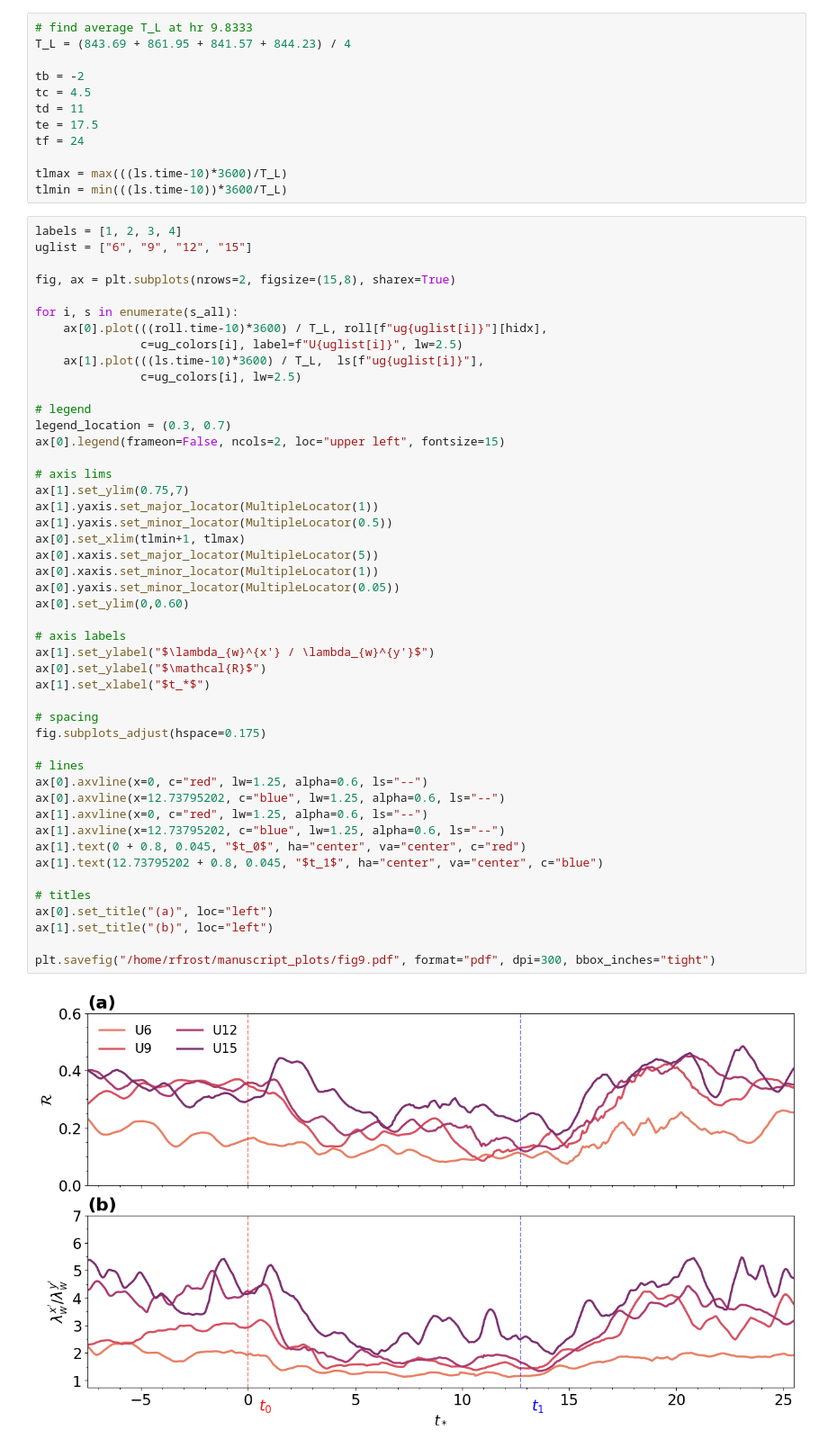
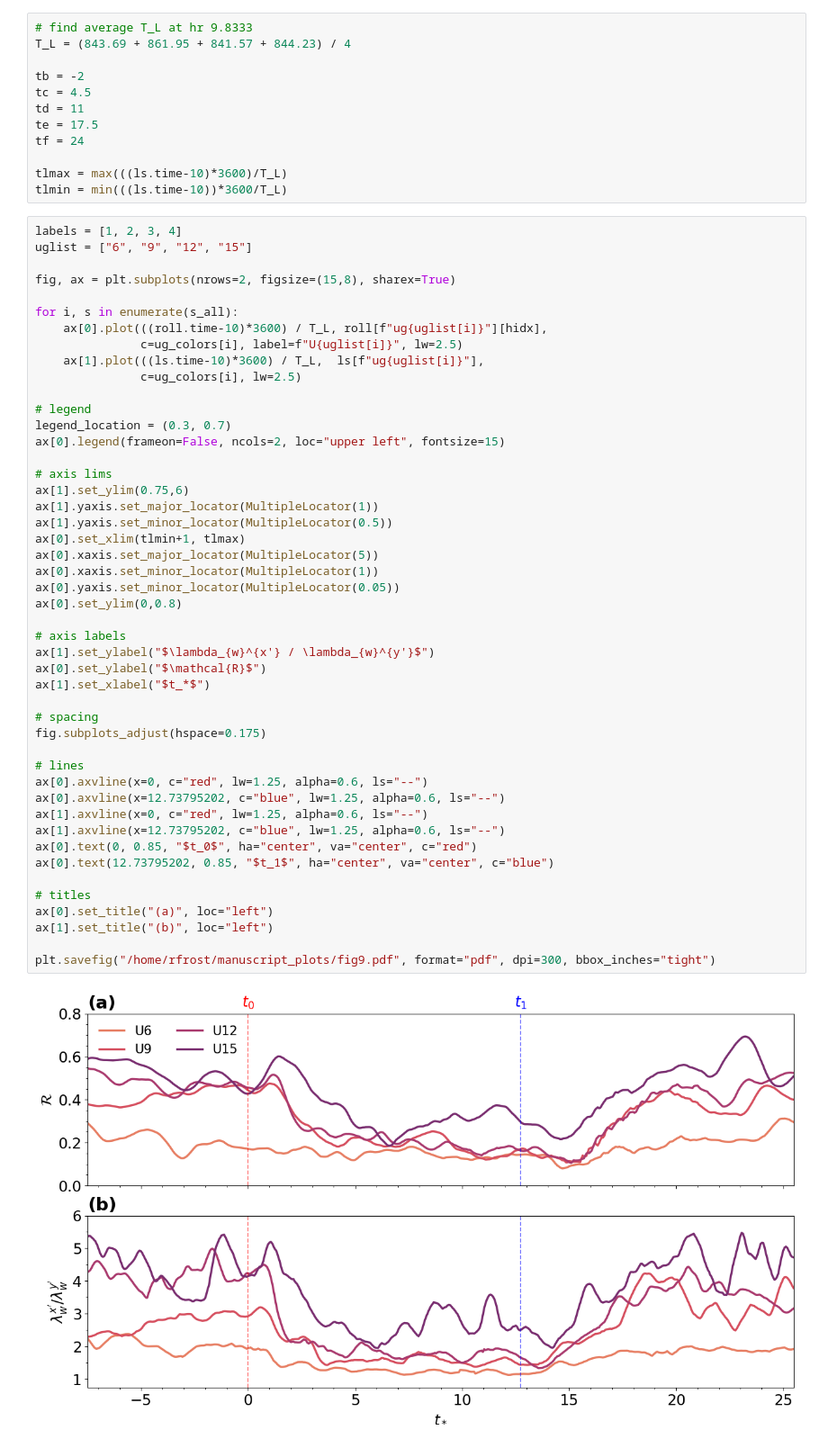
Before and after one commit to Salesky-ABL/ABL_Transition, a Jupyter notebook: plotting/plot_hysteresis.ipynb, the cells around one changed output. Shown at 90% size. Saved outputs shown, nothing was run; the diff lists cells and outputs as text.

```diff
--- a/plotting/plot_hysteresis.ipynb
+++ b/plotting/plot_hysteresis.ipynb
@@ -276,35 +276,35 @@ legend_location = (0.3, 0.7)
 ax[0].legend(frameon=False, ncols=2, loc="upper left", fontsize=15)
 
 # axis lims
-ax[1].set_ylim(0.75,7)
+ax[1].set_ylim(0.75,6)
 ax[1].yaxis.set_major_locator(MultipleLocator(1))
 ax[1].yaxis.set_minor_locator(MultipleLocator(0.5))
 ax[0].set_xlim(tlmin+1, tlmax)
 ax[0].xaxis.set_major_locator(MultipleLocator(5))
 ax[0].xaxis.set_minor_locator(MultipleLocator(1))
 ax[0].yaxis.set_minor_locator(MultipleLocator(0.05))
-ax[0].set_ylim(0,0.60)
+ax[0].set_ylim(0,0.8)
 
 # axis labels
 ax[1].set_ylabel("$\lambda_{w}^{x'} / \lambda_{w}^{y'}$")
 ax[0].set_ylabel("$\mathcal{R}$")
 ax[1].set_xlabel("$t_*$")
 
 # spacing
 fig.subplots_adjust(hspace=0.175)
 
 # lines
 ax[0].axvline(x=0, c="red", lw=1.25, alpha=0.6, ls="--")
 ax[0].axvline(x=12.73795202, c="blue", lw=1.25, alpha=0.6, ls="--")
 ax[1].axvline(x=0, c="red", lw=1.25, alpha=0.6, ls="--")
 ax[1].axvline(x=12.73795202, c="blue", lw=1.25, alpha=0.6, ls="--")
-ax[1].text(0 + 0.8, 0.045, "$t_0$", ha="center", va="center", c="red")
-ax[1].text(12.73795202 + 0.8, 0.045, "$t_1$", ha="center", va="center", c="blue")
+ax[0].text(0, 0.85, "$t_0$", ha="center", va="center", c="red")
+ax[0].text(12.73795202, 0.85, "$t_1$", ha="center", va="center", c="blue")
 
 # titles
 ax[0].set_title("(a)", loc="left")
 ax[1].set_title("(b)", loc="left")
 
 plt.savefig("/home/rfrost/manuscript_plots/fig9.pdf", format="pdf", dpi=300, bbox_inches="tight")
 # %% [output]
-[figure, old version]
+[figure, new version]
```
Also changed, not shown: parts of 3 cells of this notebook, 1 other file.
